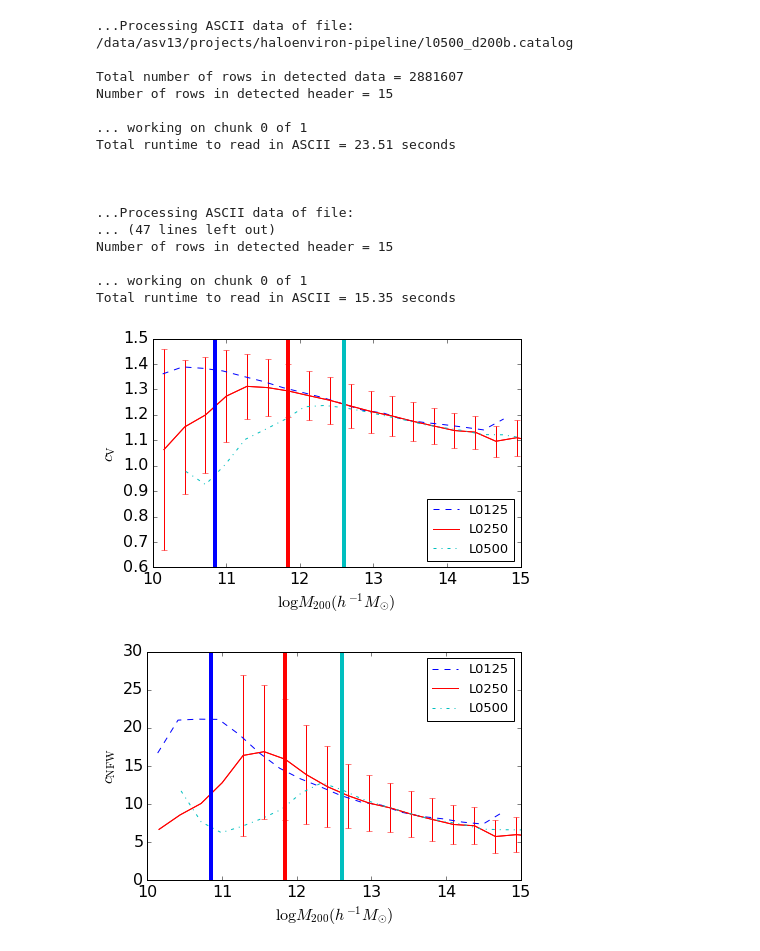
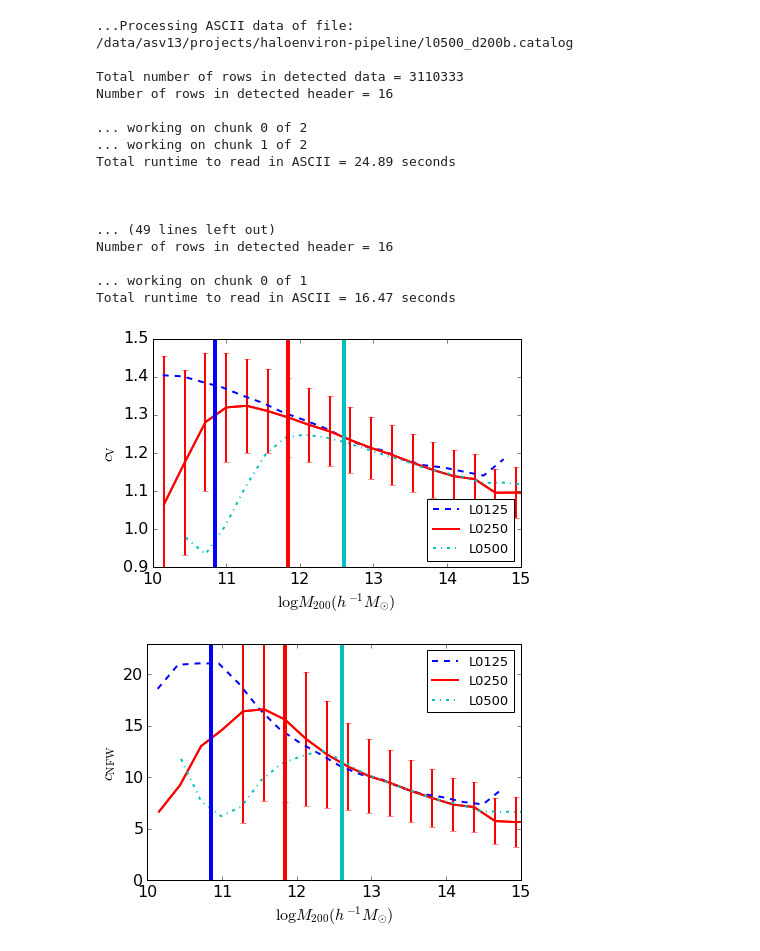
Before and after one commit to villarrealas/haloenviron-pipeline, a Jupyter notebook: halotools-pipe.ipynb, the cells around one changed output. Saved outputs shown, nothing was run; the diff lists cells and outputs as text; code cells hidden in the pictures.

```diff
--- a/halotools-pipe.ipynb
+++ b/halotools-pipe.ipynb
@@ -17,18 +18,18 @@ import halotools.mock_observables as mo
 import halotools.sim_manager as sm
 # %%
 fname = './l0250_d200b.catalog' # file name to z0.0.catalog
-mthresh = 4e12  # threshold mass in Msun/h
+mthresh = 7e11  # threshold mass in Msun/h
 gnewton = 4.302e-6
-lbox = 500.0
+lbox = 250.0
 vhost_min = 240.0
 vrat_frac = 0.3
 vsub_min = vhost_min * vrat_frac
-nrand = 1
+nrand = 100
 
 # define dict pointing to all marks of interest
 rs_dict = {'halo_id':(0,'i8'), 'halo_mass':(2,'f8'), 'halo_vmax':(3,'f8'), 'halo_rvir':(5,'f8'),
            'halo_rs':(6,'f8'), 'halo_x':(8,'f8'), 'halo_y':(9,'f8'), 'halo_z':(10,'f8'),
-           'halo_spin':(17,'f8'), 'halo_ctoa':(28, 'f8'), 'halo_pid':(33,'i8')}
+           'halo_spin':(17,'f8'), 'halo_ctoa':(28, 'f8'), 'halo_pid':(41,'i8')}
 
 reader = sm.TabularAsciiReader(fname, rs_dict, row_cut_min_dict={'halo_mass':mthresh},
                                row_cut_eq_dict={'halo_pid':-1})
@@ -373,7 +342,7 @@ nrand = 10
 # define dict pointing to all marks of interest
 rs_dict = {'halo_id':(0,'i8'), 'halo_mass':(2,'f8'), 'halo_vmax':(3,'f8'), 'halo_rvir':(5,'f8'),
            'halo_rs':(6,'f8'), 'halo_x':(8,'f8'), 'halo_y':(9,'f8'), 'halo_z':(10,'f8'),
-           'halo_spin':(17,'f8'), 'halo_ctoa':(28, 'f8'), 'halo_pid':(33,'i8')}
+           'halo_spin':(17,'f8'), 'halo_ctoa':(28, 'f8'), 'halo_pid':(41,'i8')}
 
 reader = sm.TabularAsciiReader(fname, rs_dict, row_cut_min_dict={'halo_mass':mthresh},
                                row_cut_eq_dict={'halo_pid':-1})
@@ -420,7 +389,7 @@ nrand = 10
 # define dict pointing to all marks of interest
 rs_dict = {'halo_id':(0,'i8'), 'halo_mass':(2,'f8'), 'halo_vmax':(3,'f8'), 'halo_rvir':(5,'f8'),
            'halo_rs':(6,'f8'), 'halo_x':(8,'f8'), 'halo_y':(9,'f8'), 'halo_z':(10,'f8'),
-           'halo_spin':(17,'f8'), 'halo_ctoa':(28, 'f8'), 'halo_pid':(33,'i8')}
+           'halo_spin':(17,'f8'), 'halo_ctoa':(28, 'f8'), 'halo_pid':(41,'i8')}
 
 reader = sm.TabularAsciiReader(fname, rs_dict, row_cut_min_dict={'halo_mass':mthresh},
                                row_cut_eq_dict={'halo_pid':-1})
@@ -467,7 +436,7 @@ nrand = 10
 # define dict pointing to all marks of interest
 rs_dict = {'halo_id':(0,'i8'), 'halo_mass':(2,'f8'), 'halo_vmax':(3,'f8'), 'halo_rvir':(5,'f8'),
            'halo_rs':(6,'f8'), 'halo_x':(8,'f8'), 'halo_y':(9,'f8'), 'halo_z':(10,'f8'),
-           'halo_spin':(17,'f8'), 'halo_ctoa':(28, 'f8'), 'halo_pid':(33,'i8')}
+           'halo_spin':(17,'f8'), 'halo_ctoa':(28, 'f8'), 'halo_pid':(41,'i8')}
 
 reader = sm.TabularAsciiReader(fname, rs_dict, row_cut_min_dict={'halo_mass':mthresh},
                                row_cut_eq_dict={'halo_pid':-1})
@@ -505,20 +474,20 @@ hosts_data_l0125 =  append_fields(hosts_data, ('halo_cV', 'halo_cNFW', 'halo_sat
 ...Processing ASCII data of file:
 /data/asv13/projects/haloenviron-pipeline/l0500_d200b.catalog
 
-Total number of rows in detected data = 2881607
-Number of rows in detected header = 15
+Total number of rows in detected data = 3110333
+Number of rows in detected header = 16
 
-... working on chunk 0 of 1
-Total runtime to read in ASCII = 23.51 seconds
+... working on chunk 0 of 2
+... working on chunk 1 of 2
+Total runtime to read in ASCII = 24.89 seconds
 
 
 
-...Processing ASCII data of file:
-... (47 lines left out)
-Number of rows in detected header = 15
+... (49 lines left out)
+Number of rows in detected header = 16
 
 ... working on chunk 0 of 1
-Total runtime to read in ASCII = 15.35 seconds
+Total runtime to read in ASCII = 16.47 seconds
 # %%
 font = {'family' : 'normal',
         'weight' : 'normal',
@@ -543,7 +512,7 @@ idx  = np.digitize(X1,bins)
 running_median = [np.median(Y1[idx==k]) for k in range(total_bins)]
 
 running_std    = [Y1[idx==k].std() for k in range(total_bins)]
-plt.plot(bins-delta/2,running_median, 'b--', label='L0125', lw=1)
+plt.plot(bins-delta/2,running_median, 'b--', label='L0125', lw=2)
 
 bins = np.linspace(X2.min(),X2.max(), total_bins)
 delta = bins[1]-bins[0]
@@ -551,9 +520,9 @@ idx  = np.digitize(X2,bins)
 running_median = [np.median(Y2[idx==k]) for k in range(total_bins)]
 
 running_std    = [Y2[idx==k].std() for k in range(total_bins)]
-plt.plot(bins-delta/2,running_median, color='r', label='L0250', lw=1)
+plt.plot(bins-delta/2,running_median, color='r', label='L0250', lw=2)
 plt.errorbar(bins-delta/2,running_median,
-              running_std, color='r', lw=1)
+              running_std, color='r', lw=2)
 
 bins = np.linspace(X3.min(),X3.max(), total_bins)
 delta = bins[1]-bins[0]
@@ -561,20 +530,21 @@ idx  = np.digitize(X3,bins)
 running_median = [np.median(Y3[idx==k]) for k in range(total_bins)]
 
 running_std    = [Y3[idx==k].std() for k in range(total_bins)]
-plt.plot(bins-delta/2,running_median, 'c-.', label='L0500', lw=1)
+plt.plot(bins-delta/2,running_median, 'c-.', label='L0500', lw=2)
 
 plt.axvline(x=np.log10(7e10), color='b', lw=4)
 plt.axvline(x=np.log10(7e11), color='r', lw=4)
 plt.axvline(x=np.log10(4e12), color='c', lw=4)
 
 plt.xlim(np.log10(1e10), 15)
+plt.ylim(0.9,1.5)
 plt.xlabel(r'$\log M_{\mathrm{200}} (h^{-1}M_{\odot})$')
 plt.ylabel(r'$c_{\mathrm{V}}$')
 plt.tight_layout(pad=0.1)
 plt.legend(numpoints=1, loc='lower right', prop={'size':13})
 plt.savefig('./FIGS/masscut_cV_d200.pdf')
 # %% [output]
-[figure, old version]
+[figure, new version]
 # %%
 total_bins = 20
 
@@ -592,40 +562,40 @@ idx  = np.digitize(X1,bins)
 running_median = [np.median(Y1[idx==k]) for k in range(total_bins)]
 
 running_std    = [Y1[idx==k].std() for k in range(total_bins)]
-plt.plot(bins-delta/2,running_median, 'b--', label='L0125', lw=1)
+plt.plot(bins-delta/2,running_median, 'b--', label='L0125', lw=2)
 
 bins = np.linspace(X2.min(),X2.max(), total_bins)
 delta = bins[1]-bins[0]
 idx  = np.digitize(X2,bins)
 running_median = [np.median(Y2[idx==k]) for k in range(total_bins)]
 
 running_std    = [Y2[idx==k].std() for k in range(total_bins)]
-plt.plot(bins-delta/2,running_median, color='r', label='L0250', lw=1)
+plt.plot(bins-delta/2,running_median, color='r', label='L0250', lw=2)
 plt.errorbar(bins-delta/2,running_median,
-              running_std, color='r', lw=1)
+              running_std, color='r', lw=2)
 
 bins = np.linspace(X3.min(),X3.max(), total_bins)
 delta = bins[1]-bins[0]
 idx  = np.digitize(X3,bins)
 running_median = [np.median(Y3[idx==k]) for k in range(total_bins)]
 
 running_std    = [Y3[idx==k].std() for k in range(total_bins)]
-plt.plot(bins-delta/2,running_median, 'c-.', label='L0500', lw=1)
+plt.plot(bins-delta/2,running_median, 'c-.', label='L0500', lw=2)
 
 plt.axvline(x=np.log10(7e10), color='b', lw=4)
 plt.axvline(x=np.log10(7e11), color='r', lw=4)
 plt.axvline(x=np.log10(4e12), color='c', lw=4)
 
 plt.xlim(np.log10(1e10), 15)
-plt.ylim(0,30)
+plt.ylim(0,23)
 
 plt.legend(numpoints=1, loc='upper right', prop={'size':13})
 plt.xlabel(r'$\log M_{\mathrm{200}} (h^{-1}M_{\odot})$')
 plt.ylabel(r'$c_{\mathrm{NFW}}$')
 plt.tight_layout(pad=0.1)
 plt.savefig('./FIGS/masscut_cNFW_d200.pdf')
 # %% [output]
-[figure, old version]
+[figure, new version]
 # %%
 total_bins = 20
 
```
Also changed, not shown: parts of 19 cells of this notebook, 6 other files.
